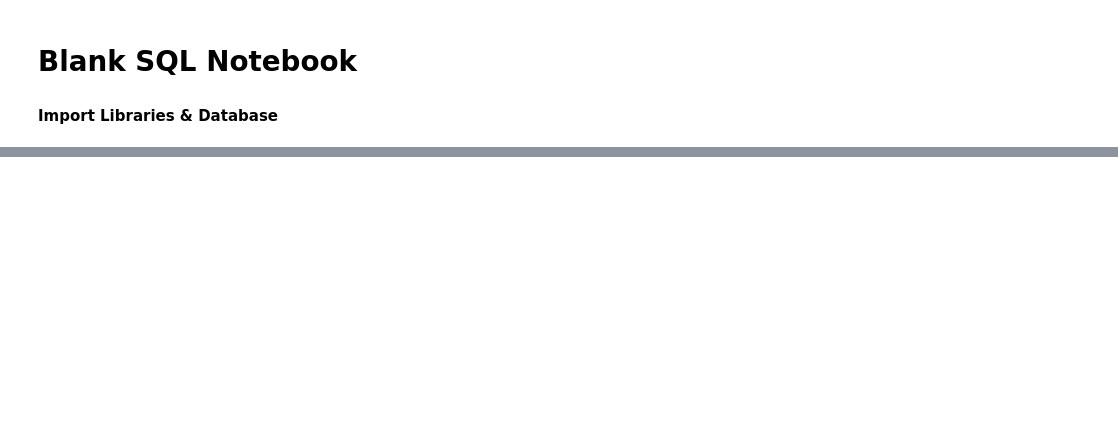
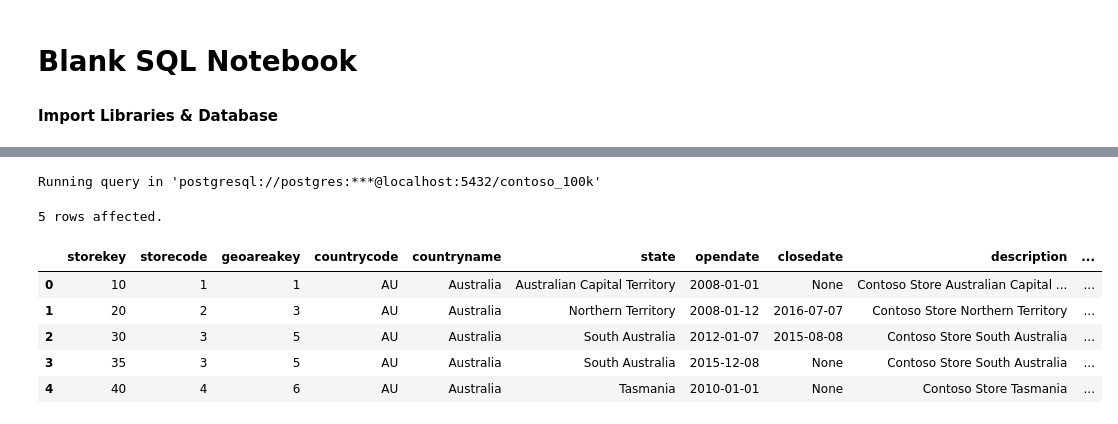
Before and after one commit to harshbrar03/SQL-Project, a Jupyter notebook: Resources/Blank_SQL_Notebook.ipynb, the cells around one changed output, grey strips where cells are left out. Cells and saved outputs as stored; diff of their text form; code cells hidden in the pictures; blank space fills up the shorter version.

```diff
--- a/Resources/Blank_SQL_Notebook.ipynb
+++ b/Resources/Blank_SQL_Notebook.ipynb
@@ -56,0 +141,14 @@ pd.options.display.float_format = '{:.2f}'.format
+# %%
+%%sql
+SELECT *
+FROM store
+LIMIT 5;
+# %% [output]
+Running query in 'postgresql://postgres:***@localhost:5432/contoso_100k'
+5 rows affected.
+|  | storekey | storecode | geoareakey | countrycode | countryname | state | opendate | closedate | description | ... |
+| 0 | 10 | 1 | 1 | AU | Australia | Australian Capital Territory | 2008-01-01 | None | Contoso Store Australian Capital ... | ... |
+| 1 | 20 | 2 | 3 | AU | Australia | Northern Territory | 2008-01-12 | 2016-07-07 | Contoso Store Northern Territory | ... |
+| 2 | 30 | 3 | 5 | AU | Australia | South Australia | 2012-01-07 | 2015-08-08 | Contoso Store South Australia | ... |
+| 3 | 35 | 3 | 5 | AU | Australia | South Australia | 2015-12-08 | None | Contoso Store South Australia | ... |
+| 4 | 40 | 4 | 6 | AU | Australia | Tasmania | 2010-01-01 | None | Contoso Store Tasmania | ... |
```
Also changed, not shown: parts of 9 cells of this notebook.
